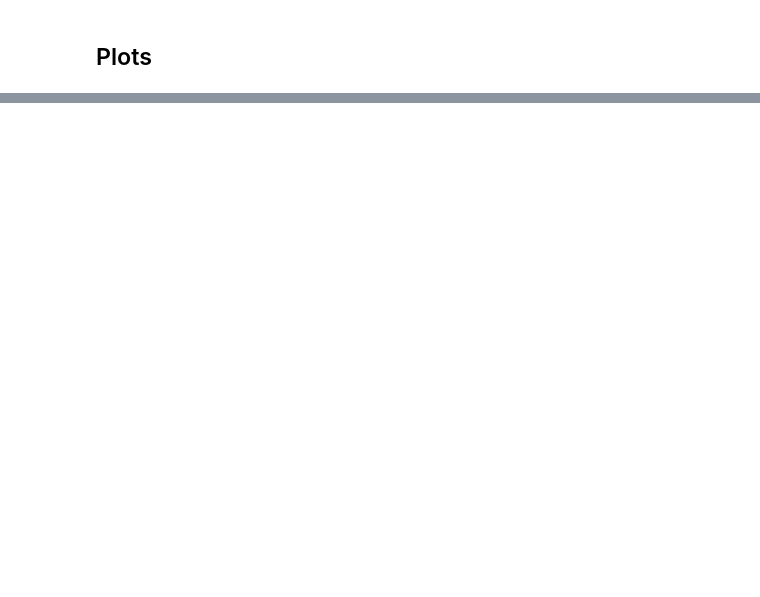
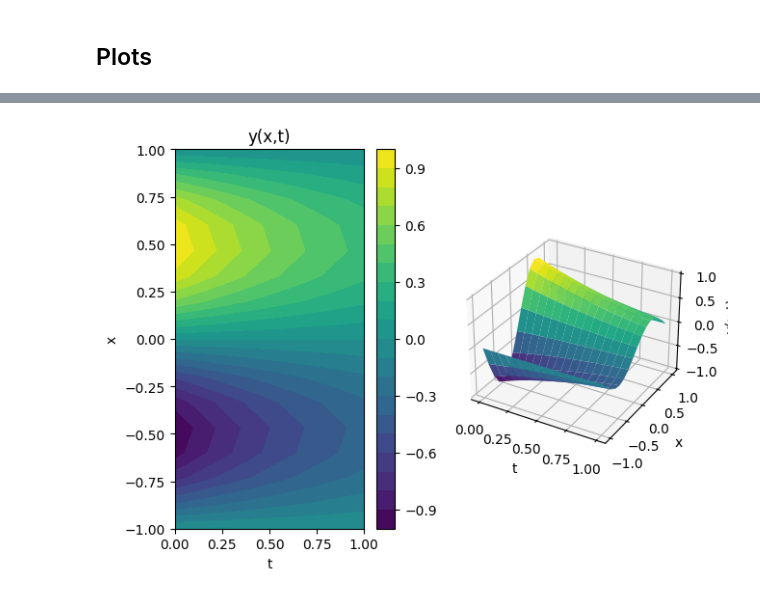
Before and after one commit to EladMichael/neuromancer, a Jupyter notebook: examples/NOs/Part_1_FNO_DiffusionEquation.ipynb, the cells around one changed output, grey strips where cells are left out. Cells and saved outputs as stored; diff of their text form; code cells hidden in the pictures; blank space fills up the shorter version.

```diff
--- a/examples/NOs/Part_1_FNO_DiffusionEquation.ipynb
+++ b/examples/NOs/Part_1_FNO_DiffusionEquation.ipynb
@@ -426 +445,7 @@ plot3D(X_plot, T_plot, y_fno)
+# %%
+# plot exact PDE solution
+Y_plot = Y_test_grid.squeeze(0).squeeze(0).detach().cpu()
+plot3D(X_plot, T_plot, Y_plot)
+# %% [output]
+[figure, added]
 # %%
```
Also changed, not shown: parts of 23 cells of this notebook.
